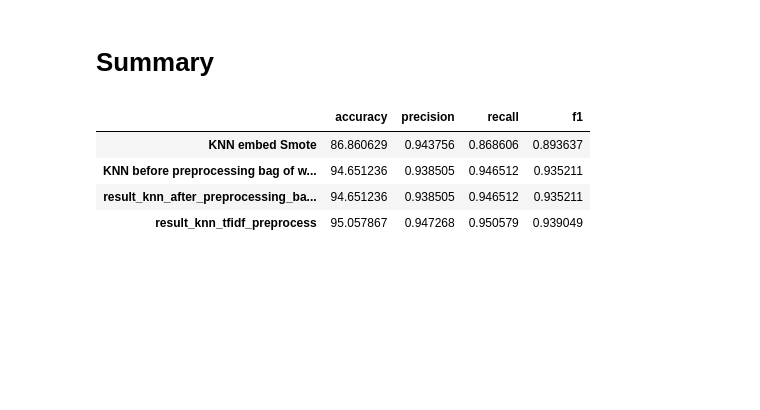
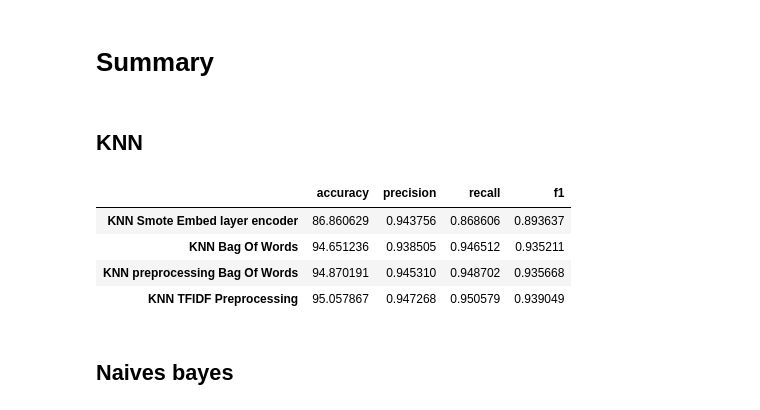
Before and after one commit to ackermanjayjay/Detection-tweets-hate-speech, a Jupyter notebook: Tweets_hate_speech.ipynb, the cells around one changed output. Cells and saved outputs as stored; diff of their text form; code cells hidden in the pictures; blank space fills up the shorter version.

```diff
--- a/Tweets_hate_speech.ipynb
+++ b/Tweets_hate_speech.ipynb
@@ -896,0 +802,3 @@ tn_knn, fp_knn, fn_knn, tp_knn = confusion_matrix(y_test,predict_knn).ravel()
+# %%
+result_knn_before_preprocessing_bagOfWord=calculate_results(y_test_before_preprocessing,predict_knn_before_preprocessing_bagOfWords)
+result_knn_before_preprocessing_bagOfWord
@@ -1009,0 +910,10 @@ X_train_embed, X_test_embed, y_train_embed, y_test_embed = train_test_split(X_em
+# %%
+from imblearn.pipeline import Pipeline as PipelineSmote
+from imblearn.over_sampling import SMOTE
+model_nb_smote=PipelineSmote([
+    ('over sampling',SMOTE(random_state=0)), #  handling imbalance labels SMOTE over-sampling
+    ('NB',GaussianNB())
+])
+# %%
+%%time
+model_nb_smote.fit(X_train_embed,y_train_embed)
@@ -1068,17 +1036,24 @@ result_knn_smote_embed
  'f1': 0.8936368674691705}
 # %% [markdown]
 # Summary
+# %% [markdown]
+## KNN
 # %%
-result_knn=pd.DataFrame([result_knn_smote_embed,result_knn_before_preprocessing,
-                         result_knn_after_preprocessing_bagOfWord,
-                         result_knn_tfidf_preprocess],index=['KNN embed Smote','KNN before preprocessing bag of words',
-                                                            'result_knn_after_preprocessing_bagOfWord',
-                                                             ' result_knn_tfidf_preprocess'])
+result_knn_evaluate=pd.DataFrame([result_knn_smote_embed,
+                                  result_knn_before_preprocessing_bagOfWord,
+                                  result_knn_after_preprocessing_bagOfWord,
+                                  result_knn_tfidf_preprocess],
+                                 index=['KNN Smote Embed layer encoder',
+                                        'KNN Bag Of Words',
+                                        'KNN preprocessing Bag Of Words',
+                                        'KNN TFIDF Preprocessing'])
-# %%
-result_knn
-# %% [output]
-|  | accuracy | precision | recall | f1 |
-| KNN embed Smote | 86.860629 | 0.943756 | 0.868606 | 0.893637 |
-| KNN before preprocessing bag of w... | 94.651236 | 0.938505 | 0.946512 | 0.935211 |
-| result_knn_after_preprocessing_ba... | 94.651236 | 0.938505 | 0.946512 | 0.935211 |
-| result_knn_tfidf_preprocess | 95.057867 | 0.947268 | 0.950579 | 0.939049 |
+# %%
+result_knn_evaluate
+# %% [output]
+|  | accuracy | precision | recall | f1 |
+| KNN Smote Embed layer encoder | 86.860629 | 0.943756 | 0.868606 | 0.893637 |
+| KNN Bag Of Words | 94.651236 | 0.938505 | 0.946512 | 0.935211 |
+| KNN preprocessing Bag Of Words | 94.870191 | 0.945310 | 0.948702 | 0.935668 |
+| KNN TFIDF Preprocessing | 95.057867 | 0.947268 | 0.950579 | 0.939049 |
+# %% [markdown]
+## Naives bayes
```
Also changed, not shown: parts of 106 cells of this notebook.
